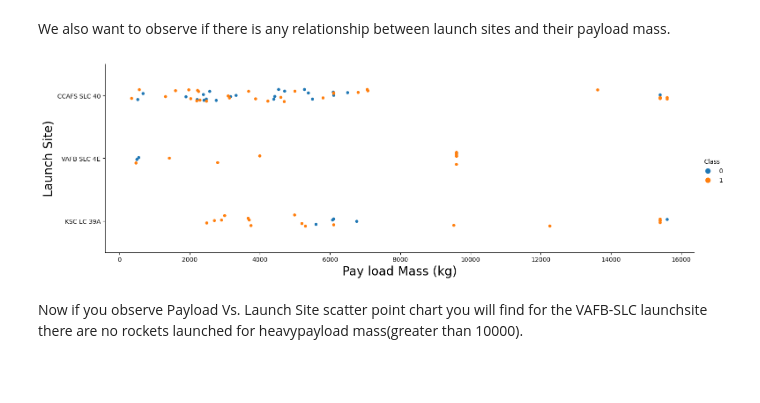
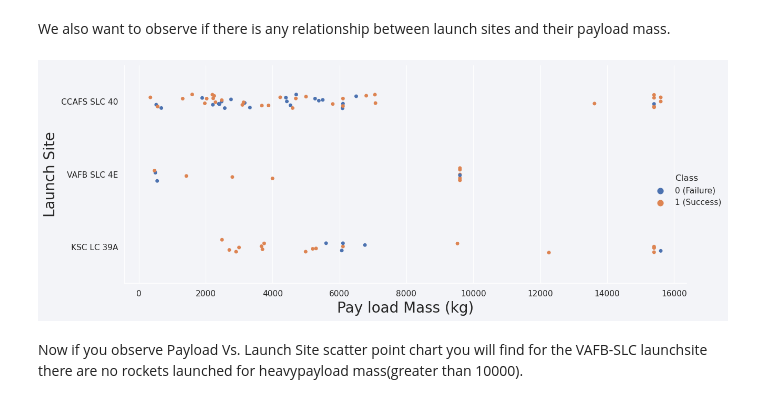
Before and after one commit to zulfikharali650/ibmcoursera, a Jupyter notebook: applied-ds-capstone/labs/5-jupyter-labs-eda-dataviz-ibm-watson.ipynb, the cells around one changed output. Saved outputs shown, nothing was run; the diff lists cells and outputs as text; code cells hidden in the pictures; blank space fills up the shorter version.

```diff
--- a/applied-ds-capstone/labs/5-jupyter-labs-eda-dataviz-ibm-watson.ipynb
+++ b/applied-ds-capstone/labs/5-jupyter-labs-eda-dataviz-ibm-watson.ipynb
@@ -69,8 +69,11 @@ First, let's try to see how the `FlightNumber` (indicating the continuous launch
 
 We can plot out the <code>FlightNumber</code> vs. <code>PayloadMass</code>and overlay the outcome of the launch. We see that as the flight number increases, the first stage is more likely to land successfully. The payload mass is also important; it seems the more massive the payload, the less likely the first stage will return.
 # %%
-sns.catplot(y="PayloadMass", x="FlightNumber", hue="Class", data=df, aspect = 5)
+g = sns.catplot(y="PayloadMass", x="FlightNumber", hue="Class", data=df, aspect = 4.5)
 plt.xlabel("Flight Number",fontsize=20)
 plt.ylabel("Pay load Mass (kg)",fontsize=20)
+new_labels = ['0 (Failure)', '1 (Success)']
+for t, l in zip(g._legend.texts, new_labels):
+    t.set_text(l)
 plt.show()
 # %% [output]
@@ -85,7 +88,13 @@ Next, let's drill down to each site visualize its detailed launch records.
 Use the function <code>catplot</code> to plot <code>FlightNumber</code> vs <code>LaunchSite</code>, set the  parameter <code>x</code>  parameter to <code>FlightNumber</code>,set the  <code>y</code> to <code>Launch Site</code> and set the parameter <code>hue</code> to <code>'class'</code>
 # %%
 # Plot a scatter point chart with x axis to be Flight Number and y axis to be the launch site, and hue to be the class value
-sns.catplot(y="LaunchSite", x="FlightNumber", hue="Class", data=df, aspect=2.5)
+sns.set(rc={'axes.facecolor': '#F3F4F8', 'figure.facecolor': '#F3F4F8'})
+g = sns.catplot(y="LaunchSite", x="FlightNumber", hue="Class", data=df, aspect=2)
+# new_title = 'Class'
+# g._legend.set_title(new_title)
+new_labels = ['0 (Failure)', '1 (Success)']
+for t, l in zip(g._legend.texts, new_labels):
+    t.set_text(l)
 plt.xlabel("Flight Number", fontsize=20)
 plt.ylabel("Launch Site", fontsize=20)
 plt.show()
@@ -99,12 +108,15 @@ Now try to explain the patterns you found in the Flight Number vs. Launch Site s
 We also want to observe if there is any relationship between launch sites and their payload mass.
 # %%
 # Plot a scatter point chart with x axis to be Pay Load Mass (kg) and y axis to be the launch site, and hue to be the class value
-sns.catplot(y="LaunchSite", x="PayloadMass", hue="Class", data=df, aspect=3)
+g = sns.catplot(y="LaunchSite", x="PayloadMass", hue="Class", data=df, aspect=2.5)
 plt.xlabel("Pay load Mass (kg)", fontsize=20)
-plt.ylabel("Launch Site)", fontsize=20)
+plt.ylabel("Launch Site", fontsize=20)
+new_labels = ['0 (Failure)', '1 (Success)']
+for t, l in zip(g._legend.texts, new_labels):
+    t.set_text(l)
 plt.show()
 # %% [output]
-[figure, old version]
+[figure, new version]
 # %% [markdown]
 Now if you observe Payload Vs. Launch Site scatter point chart you will find for the VAFB-SLC  launchsite there are no  rockets  launched for  heavypayload mass(greater than 10000).
 # %% [markdown]
```
Also changed, not shown: parts of 6 cells of this notebook, 11 other files.
